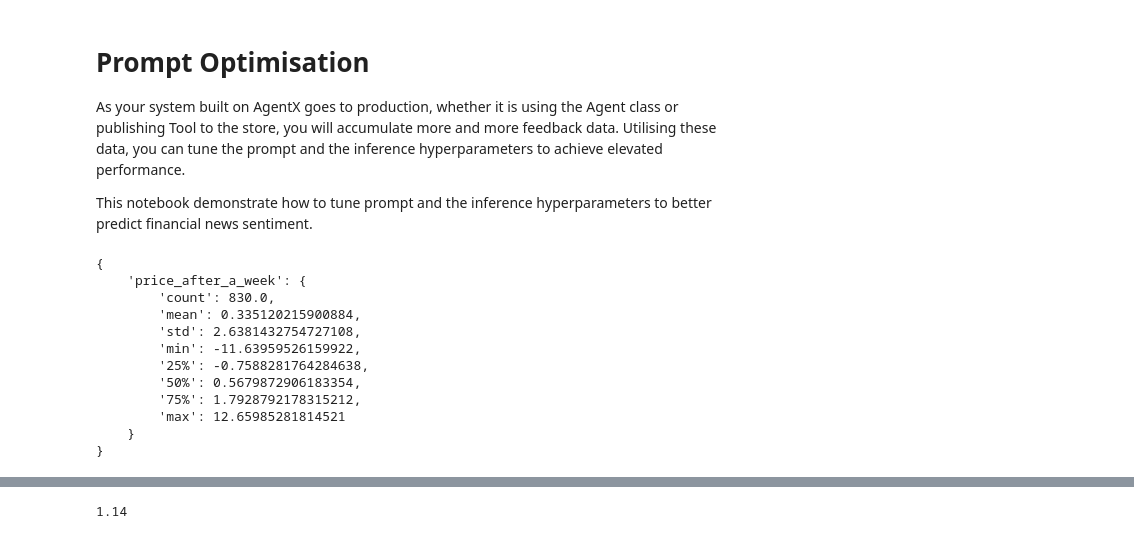
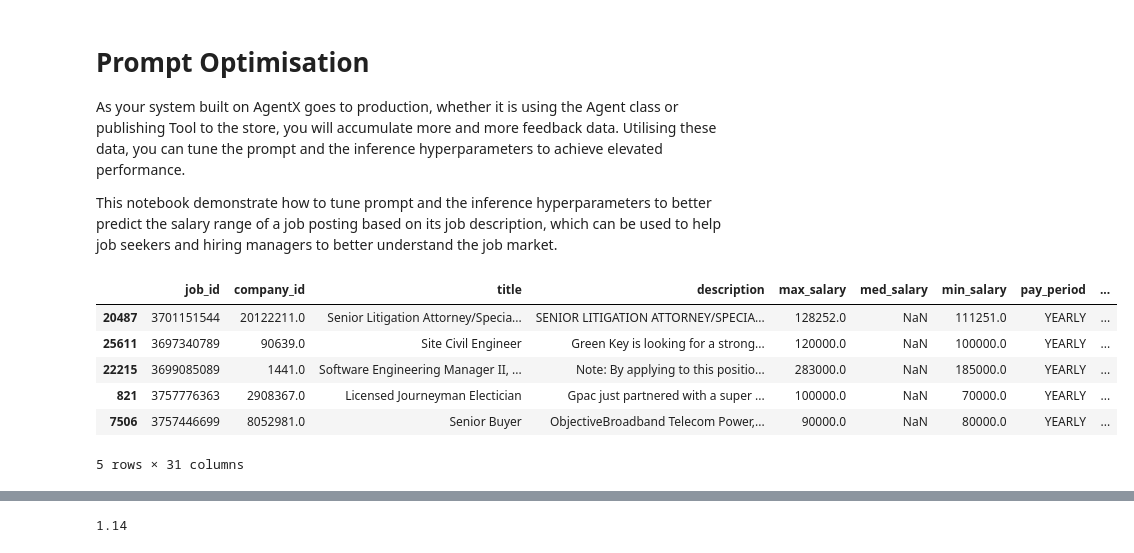
Before and after one commit to JeremyKulcsarDS/agentx, a Jupyter notebook: docs/prompt_optimisation.ipynb, the cells around one changed output, grey strips where cells are left out. Cells and saved outputs as stored; diff of their text form; code cells hidden in the pictures.

```diff
--- a/docs/prompt_optimisation.ipynb
+++ b/docs/prompt_optimisation.ipynb
@@ -3,30 +3,4 @@
 
 As your system built on AgentX goes to production, whether it is using the Agent class or publishing Tool to the store, you will accumulate more and more feedback data. Utilising these data, you can tune the prompt and the inference hyperparameters to achieve elevated performance.
 
-This notebook demonstrate how to tune prompt and the inference hyperparameters to better predict financial news sentiment.
+This notebook demonstrate how to tune prompt and the inference hyperparameters to better predict the salary range of a job posting based on its job description, which can be used to help job seekers and hiring managers to better understand the job market.
-# %%
-# Get a dataset with QQQ news and price data.
-# sourced from https://www.kaggle.com/datasets/miguelaenlle/massive-stock-news-analysis-db-for-nlpbacktests
-from pandas import read_csv
-from rich import print as rich_print
-
-dataset = read_csv(
-    'data/qqq_sentiment.csv'
-)
-
-stats = dataset.describe()
-stats = stats.to_dict()
-rich_print(stats)
-# %% [output]
-{
-    'price_after_a_week': {
-        'count': 830.0,
-        'mean': 0.335120215900884,
-        'std': 2.6381432754727108,
-        'min': -11.63959526159922,
-        '25%': -0.7588281764284638,
-        '50%': 0.5679872906183354,
-        '75%': 1.7928792178315212,
-        'max': 12.65985281814521
-    }
-}
@@ -47,0 +7,21 @@ dataset['price_movement'] = dataset.price_after_a_week.apply(classify_movement)
+# %%
+# Data sourced from https://www.kaggle.com/datasets/arshkon/linkedin-job-postings
+# CC BY-SA 4.0 license
+# Data cleaned and filtered by Chan Ka Hei
+
+from pandas import read_parquet
+from rich import print as rich_print
+
+dataset = read_parquet(
+    'data/job_posting_2023.parquet'
+)
+
+dataset.head()
+# %% [output]
+|  | job_id | company_id | title | description | max_salary | med_salary | min_salary | pay_period | ... |
+| 20487 | 3701151544 | 20122211.0 | Senior Litigation Attorney/Specia... | SENIOR LITIGATION ATTORNEY/SPECIA... | 128252.0 | NaN | 111251.0 | YEARLY | ... |
+| 25611 | 3697340789 | 90639.0 | Site Civil Engineer | Green Key is looking for a strong... | 120000.0 | NaN | 100000.0 | YEARLY | ... |
+| 22215 | 3699085089 | 1441.0 | Software Engineering Manager II, ... | Note: By applying to this positio... | 283000.0 | NaN | 185000.0 | YEARLY | ... |
+| 821 | 3757776363 | 2908367.0 | Licensed Journeyman Electician | Gpac just partnered with a super ... | 100000.0 | NaN | 70000.0 | YEARLY | ... |
+| 7506 | 3757446699 | 8052981.0 | Senior Buyer | ObjectiveBroadband Telecom Power,... | 90000.0 | NaN | 80000.0 | YEARLY | ... |
+5 rows × 31 columns
```
Also changed, not shown: parts of 11 cells of this notebook, 3 other files.
